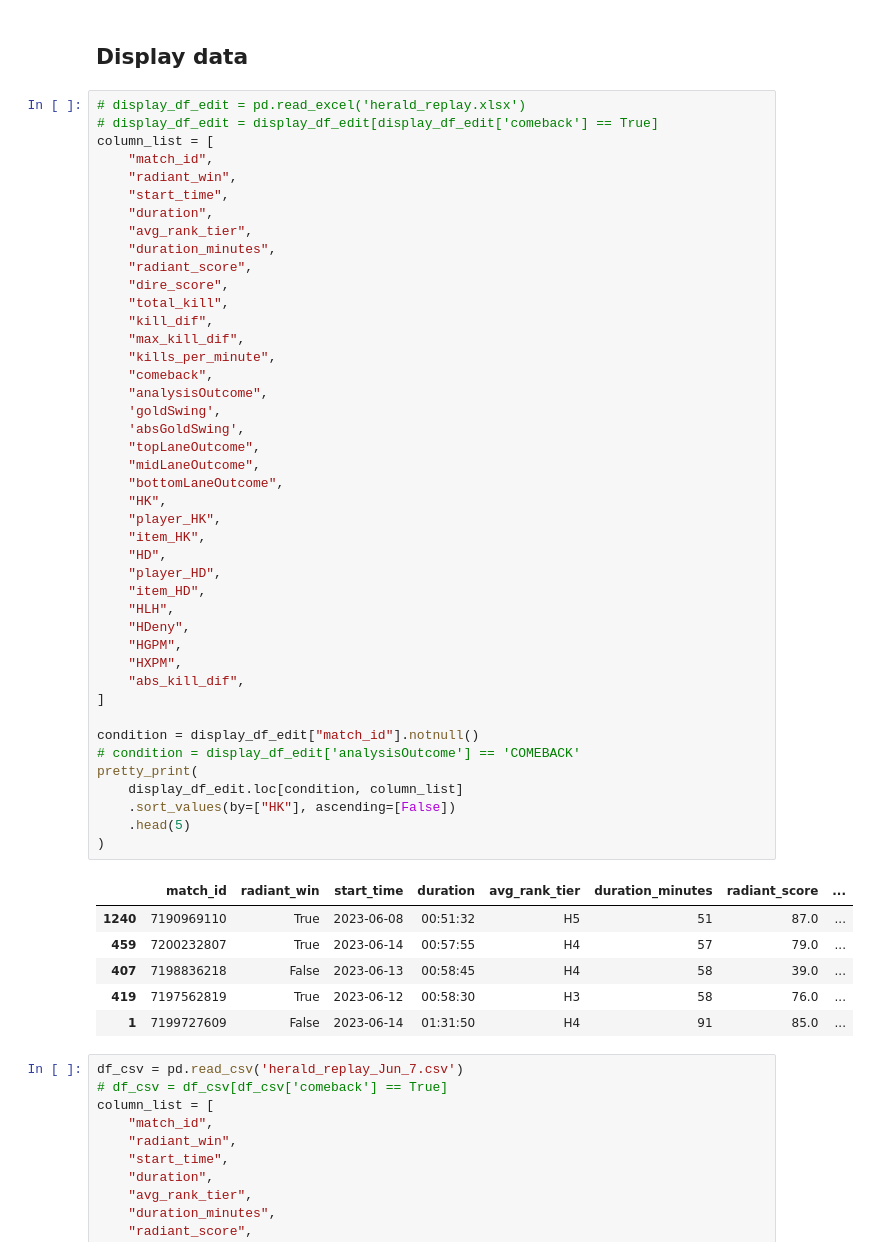
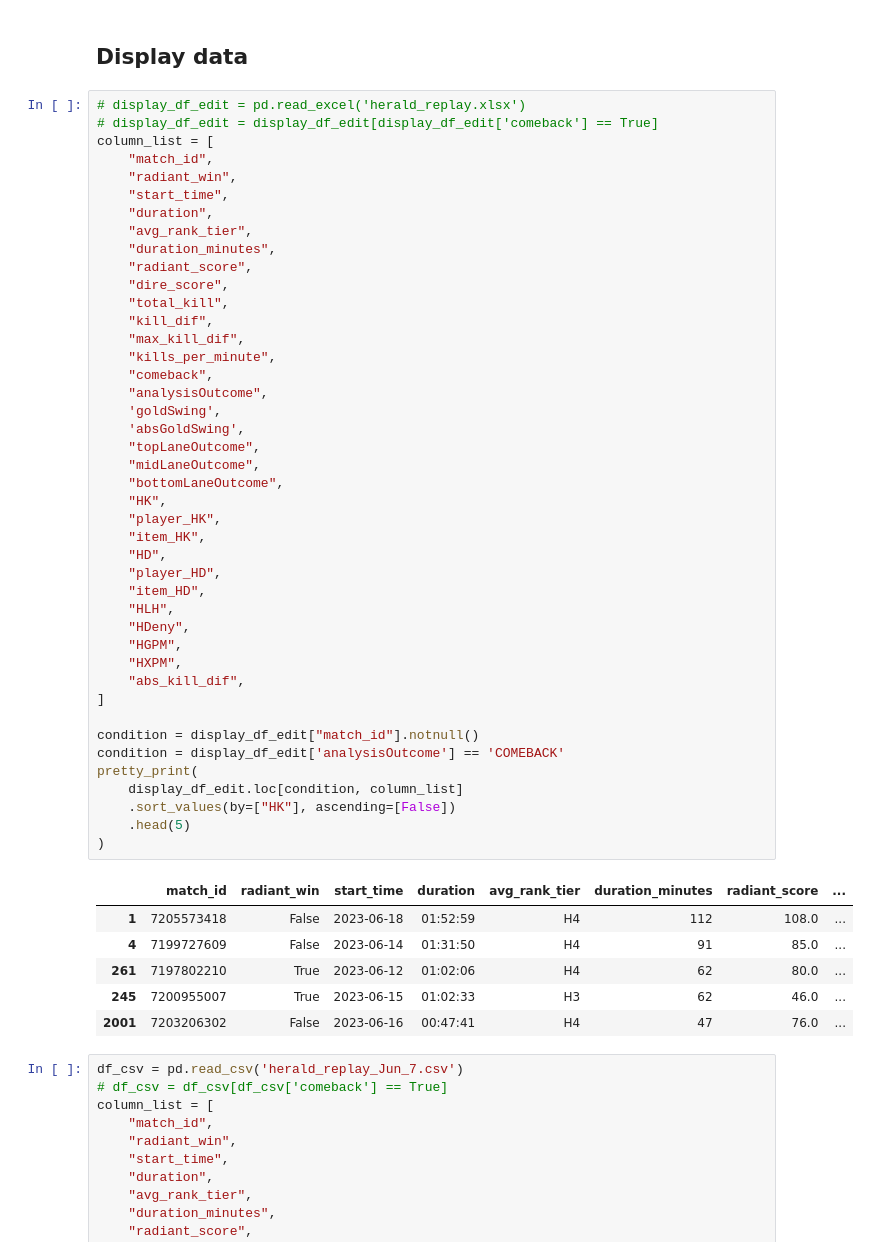
Before and after one commit to bil-lekid/HeraldReplayGet, a Jupyter notebook: main.ipynb, the cells around one changed output. Saved outputs shown, nothing was run; the diff lists cells and outputs as text.

```diff
--- a/main.ipynb
+++ b/main.ipynb
@@ -590,39 +603,39 @@ column_list = [
     "max_kill_dif",
     "kills_per_minute",
     "comeback",
     "analysisOutcome",
     'goldSwing',
     'absGoldSwing',
     "topLaneOutcome",
     "midLaneOutcome",
     "bottomLaneOutcome",
     "HK",
     "player_HK",
     "item_HK",
     "HD",
     "player_HD",
     "item_HD",
     "HLH",
     "HDeny",
     "HGPM",
     "HXPM",
     "abs_kill_dif",
 ]
 
 condition = display_df_edit["match_id"].notnull()
-# condition = display_df_edit['analysisOutcome'] == 'COMEBACK'
+condition = display_df_edit['analysisOutcome'] == 'COMEBACK'
 pretty_print(
     display_df_edit.loc[condition, column_list]
     .sort_values(by=["HK"], ascending=[False])
     .head(5)
 )
 # %% [output]
 |  | match_id | radiant_win | start_time | duration | avg_rank_tier | duration_minutes | radiant_score | ... |
-| 1240 | 7190969110 | True | 2023-06-08 | 00:51:32 | H5 | 51 | 87.0 | ... |
-| 459 | 7200232807 | True | 2023-06-14 | 00:57:55 | H4 | 57 | 79.0 | ... |
-| 407 | 7198836218 | False | 2023-06-13 | 00:58:45 | H4 | 58 | 39.0 | ... |
-| 419 | 7197562819 | True | 2023-06-12 | 00:58:30 | H3 | 58 | 76.0 | ... |
-| 1 | 7199727609 | False | 2023-06-14 | 01:31:50 | H4 | 91 | 85.0 | ... |
+| 1 | 7205573418 | False | 2023-06-18 | 01:52:59 | H4 | 112 | 108.0 | ... |
+| 4 | 7199727609 | False | 2023-06-14 | 01:31:50 | H4 | 91 | 85.0 | ... |
+| 261 | 7197802210 | True | 2023-06-12 | 01:02:06 | H4 | 62 | 80.0 | ... |
+| 245 | 7200955007 | True | 2023-06-15 | 01:02:33 | H3 | 62 | 46.0 | ... |
+| 2001 | 7203206302 | False | 2023-06-16 | 00:47:41 | H4 | 47 | 76.0 | ... |
 # %%
 df_csv = pd.read_csv('herald_replay_Jun_7.csv')
 # df_csv = df_csv[df_csv['comeback'] == True]
```
Also changed, not shown: parts of 5 cells of this notebook, 2 other files.
